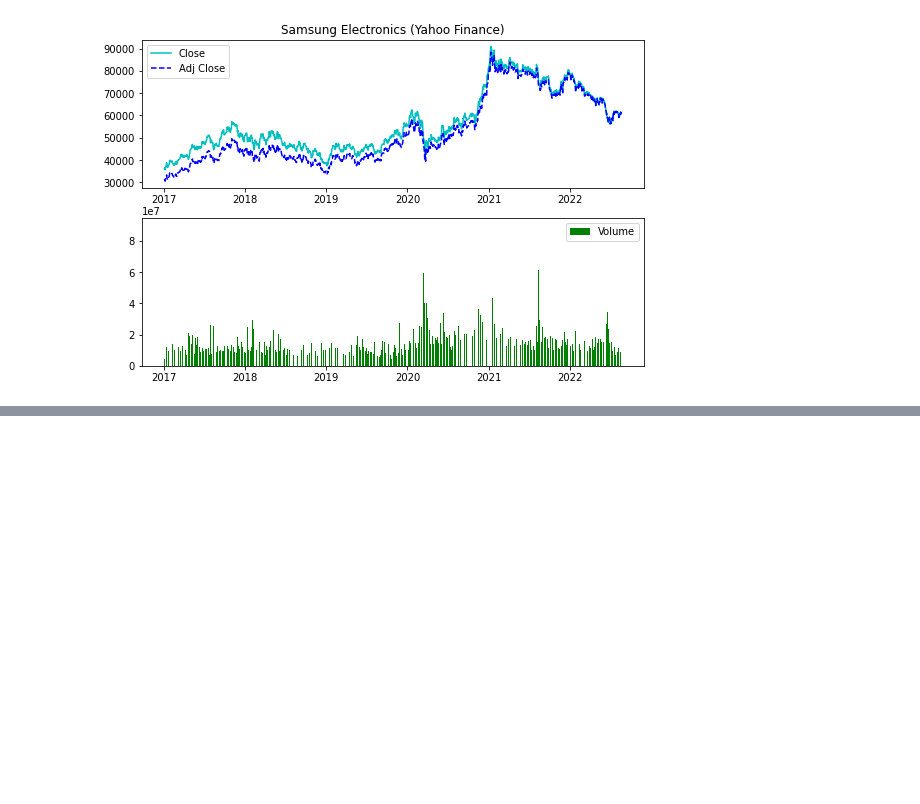
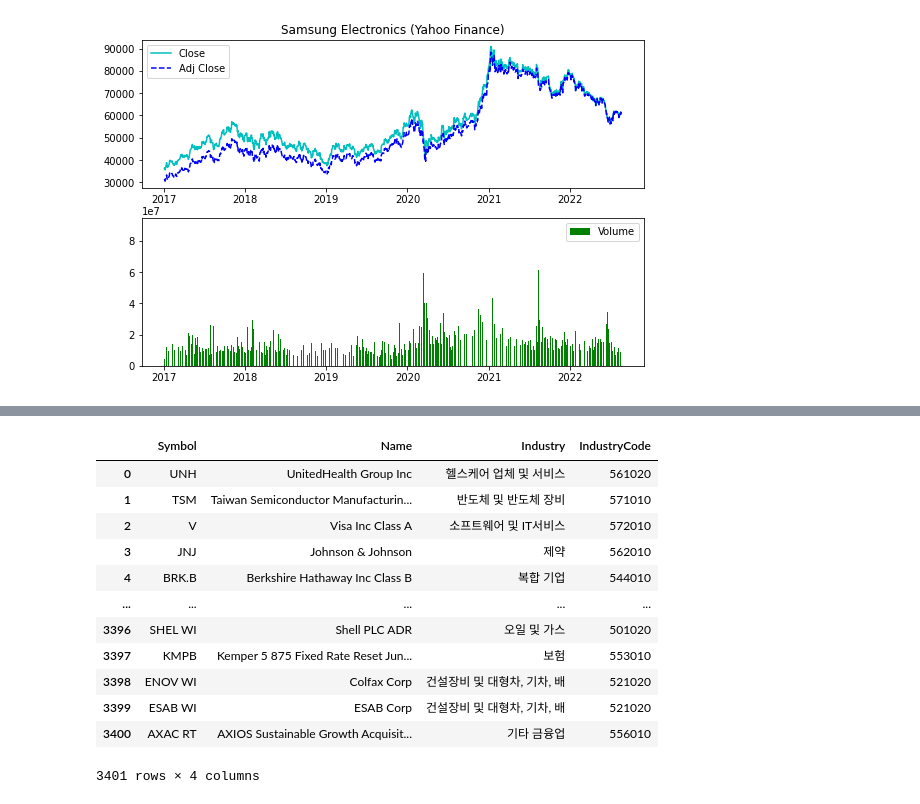
Before and after one commit to slayellow/Daily_Coding, a Jupyter notebook: stock_analysis/chapter5/compare_yahoo_naver.ipynb, the cells around one changed output, grey strips where cells are left out. Cells and saved outputs as stored; diff of their text form; code cells hidden in the pictures; blank space fills up the shorter version.

```diff
--- a/stock_analysis/chapter5/compare_yahoo_naver.ipynb
+++ b/stock_analysis/chapter5/compare_yahoo_naver.ipynb
@@ -37,0 +76,16 @@ plt.show()
+# %%
+nyse
+# %% [output]
+|  | Symbol | Name | Industry | IndustryCode |
+| 0 | UNH | UnitedHealth Group Inc | 헬스케어 업체 및 서비스 | 561020 |
+| 1 | TSM | Taiwan Semiconductor Manufacturin... | 반도체 및 반도체 장비 | 571010 |
+| 2 | V | Visa Inc Class A | 소프트웨어 및 IT서비스 | 572010 |
+| 3 | JNJ | Johnson & Johnson | 제약 | 562010 |
+| 4 | BRK.B | Berkshire Hathaway Inc Class B | 복합 기업 | 544010 |
+| ... | ... | ... | ... | ... |
+| 3396 | SHEL WI | Shell PLC ADR | 오일 및 가스 | 501020 |
+| 3397 | KMPB | Kemper 5 875 Fixed Rate Reset Jun... | 보험 | 553010 |
+| 3398 | ENOV WI | Colfax Corp | 건설장비 및 대형차, 기차, 배 | 521020 |
+| 3399 | ESAB WI | ESAB Corp | 건설장비 및 대형차, 기차, 배 | 521020 |
+| 3400 | AXAC RT | AXIOS Sustainable Growth Acquisit... | 기타 금융업 | 556010 |
+3401 rows × 4 columns
```
Also changed, not shown: parts of 6 cells of this notebook, 7 other files.
